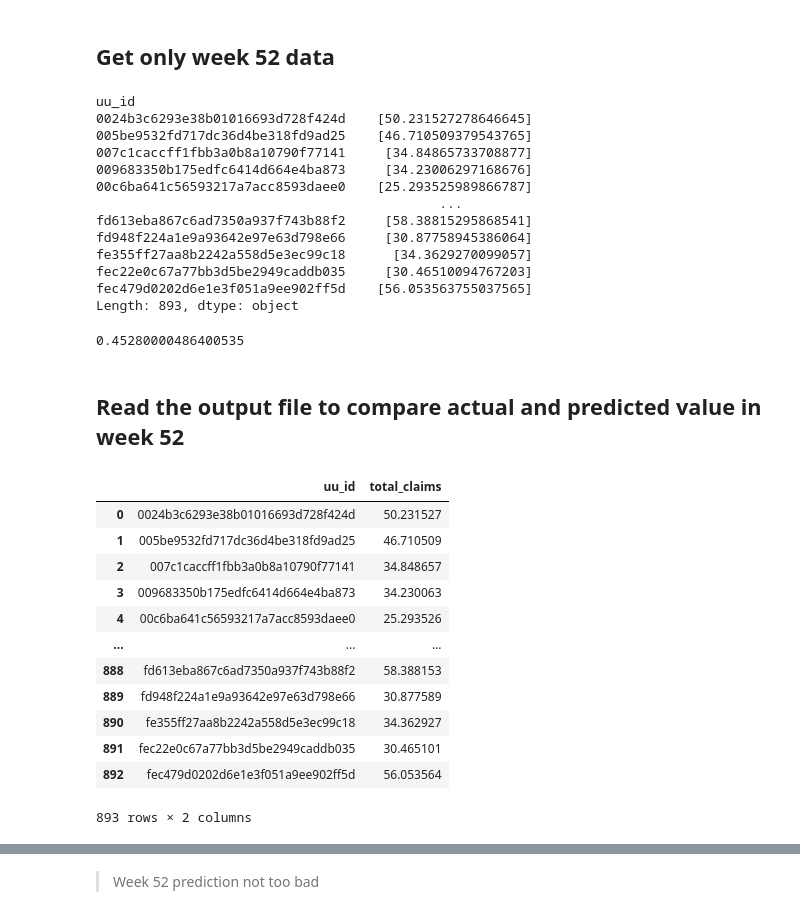
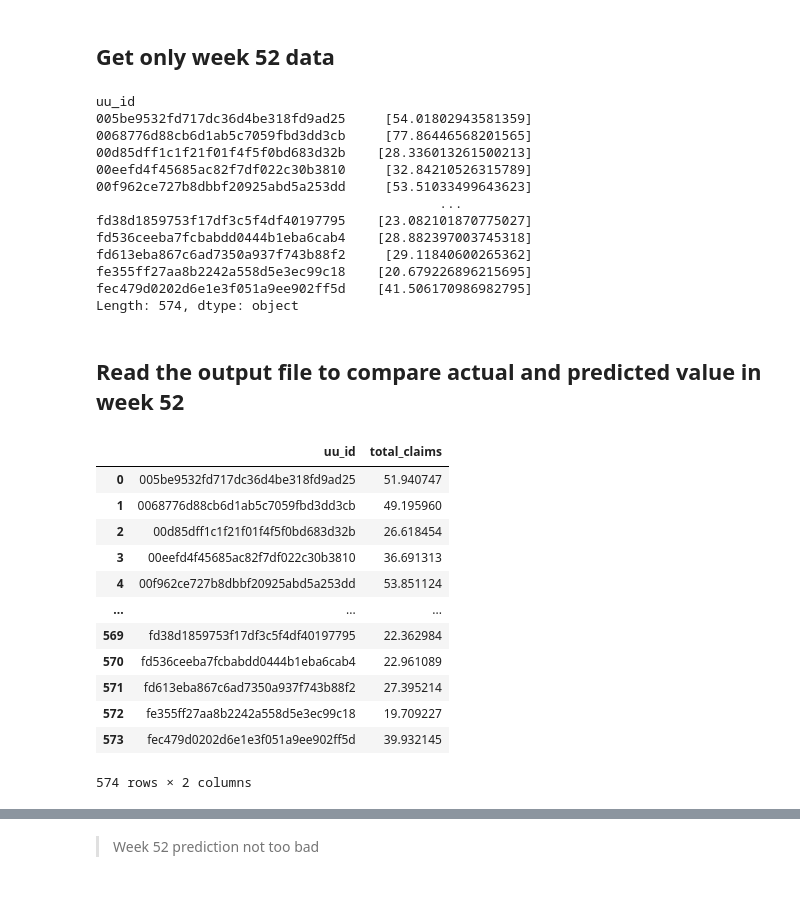
Before and after one commit to ironhacks/Tutorials-COVID-19, a Jupyter notebook: tutorials-fall-2022/example_section/Example-Linear-Regression-Time-Series.ipynb, the cells around one changed output, grey strips where cells are left out. Drawn from its saved outputs; the diff is of its cells as text; code cells hidden in the pictures.

```diff
--- a/tutorials-fall-2022/example_section/Example-Linear-Regression-Time-Series.ipynb
+++ b/tutorials-fall-2022/example_section/Example-Linear-Regression-Time-Series.ipynb
@@ -319,23 +239,23 @@ out
 def regressionsquare(data, yvar, xvars):
     X_train, X_test, y_train, y_test = train_test_split(data[xvars], data[yvar], train_size=0.9999, random_state=42, shuffle=False, stratify=None)
     result = sm.OLS(y_train, X_train).fit()
-    predictions = result.predict(52)
+    predictions = result.predict(39)
     return predictions
-result = out.groupby('uu_id').apply(regressionsquare, 'total_claims', 'week_number')
+result = week_1_38.groupby('uu_id').apply(regressionsquare, 'total_claims', 'week_number')
 print(result)
 # %% [output]
 uu_id
-0024b3c6293e38b01016693d728f424d    [50.231527278646645]
-005be9532fd717dc36d4be318fd9ad25    [46.710509379543765]
-007c1caccff1fbb3a0b8a10790f77141     [34.84865733708877]
-009683350b175edfc6414d664e4ba873     [34.23006297168676]
-00c6ba641c56593217a7acc8593daee0    [25.293525989866787]
+005be9532fd717dc36d4be318fd9ad25     [54.01802943581359]
+0068776d88cb6d1ab5c7059fbd3dd3cb     [77.86446568201565]
+00d85dff1c1f21f01f4f5f0bd683d32b    [28.336013261500213]
+00eefd4f45685ac82f7df022c30b3810     [32.84210526315789]
+00f962ce727b8dbbf20925abd5a253dd     [53.51033499643623]
                                             ...
-fd613eba867c6ad7350a937f743b88f2     [58.38815295868541]
-fd948f224a1e9a93642e97e63d798e66     [30.87758945386064]
-fe355ff27aa8b2242a558d5e3ec99c18      [34.3629270099057]
-fec22e0c67a77bb3d5be2949caddb035     [30.46510094767203]
-fec479d0202d6e1e3f051a9ee902ff5d    [56.053563755037565]
-Length: 893, dtype: object
+fd38d1859753f17df3c5f4df40197795    [23.082101870775027]
+fd536ceeba7fcbabdd0444b1eba6cab4    [28.882397003745318]
+fd613eba867c6ad7350a937f743b88f2     [29.11840600265362]
+fe355ff27aa8b2242a558d5e3ec99c18    [20.679226896215695]
+fec479d0202d6e1e3f051a9ee902ff5d    [41.506170986982795]
+Length: 574, dtype: object
 # %%
 result_dict1 = out.groupby('uu_id').apply(regressionsquare, 'total_claims', 'week_number').to_dict()
@@ -343,29 +263,19 @@ printexcel(result_dict1, 'model-52.csv')
-# %%
-def regressionsquarevalue(data, yvar, xvars):
-    X_train, X_test, y_train, y_test = train_test_split(data[xvars], data[yvar], train_size=0.6, random_state=42, shuffle=False, stratify=None)
-    result = sm.OLS(y_train, X_train).fit()
-    predictions = result.predict(52)
-    return result.rsquared
-result = out.groupby('uu_id').apply(regressionsquarevalue, 'total_claims', 'week_number')
-print(result.mean())
-# %% [output]
-0.45280000486400535
 # %% [markdown]
 ## Read the output file to compare actual and predicted value in week 52
 # %%
-df = pd.read_csv('model-52.csv')
+df = pd.read_csv('model-39-lag1.csv')
 df
 # %% [output]
 |  | uu_id | total_claims |
-| 0 | 0024b3c6293e38b01016693d728f424d | 50.231527 |
-| 1 | 005be9532fd717dc36d4be318fd9ad25 | 46.710509 |
-| 2 | 007c1caccff1fbb3a0b8a10790f77141 | 34.848657 |
-| 3 | 009683350b175edfc6414d664e4ba873 | 34.230063 |
-| 4 | 00c6ba641c56593217a7acc8593daee0 | 25.293526 |
+| 0 | 005be9532fd717dc36d4be318fd9ad25 | 51.940747 |
+| 1 | 0068776d88cb6d1ab5c7059fbd3dd3cb | 49.195960 |
+| 2 | 00d85dff1c1f21f01f4f5f0bd683d32b | 26.618454 |
+| 3 | 00eefd4f45685ac82f7df022c30b3810 | 36.691313 |
+| 4 | 00f962ce727b8dbbf20925abd5a253dd | 53.851124 |
 | ... | ... | ... |
-| 888 | fd613eba867c6ad7350a937f743b88f2 | 58.388153 |
-| 889 | fd948f224a1e9a93642e97e63d798e66 | 30.877589 |
-| 890 | fe355ff27aa8b2242a558d5e3ec99c18 | 34.362927 |
-| 891 | fec22e0c67a77bb3d5be2949caddb035 | 30.465101 |
-| 892 | fec479d0202d6e1e3f051a9ee902ff5d | 56.053564 |
+| 569 | fd38d1859753f17df3c5f4df40197795 | 22.362984 |
+| 570 | fd536ceeba7fcbabdd0444b1eba6cab4 | 22.961089 |
+| 571 | fd613eba867c6ad7350a937f743b88f2 | 27.395214 |
+| 572 | fe355ff27aa8b2242a558d5e3ec99c18 | 19.709227 |
+| 573 | fec479d0202d6e1e3f051a9ee902ff5d | 39.932145 |
-893 rows × 2 columns
+574 rows × 2 columns
```
Also changed, not shown: parts of 45 cells of this notebook, 1 other file.
